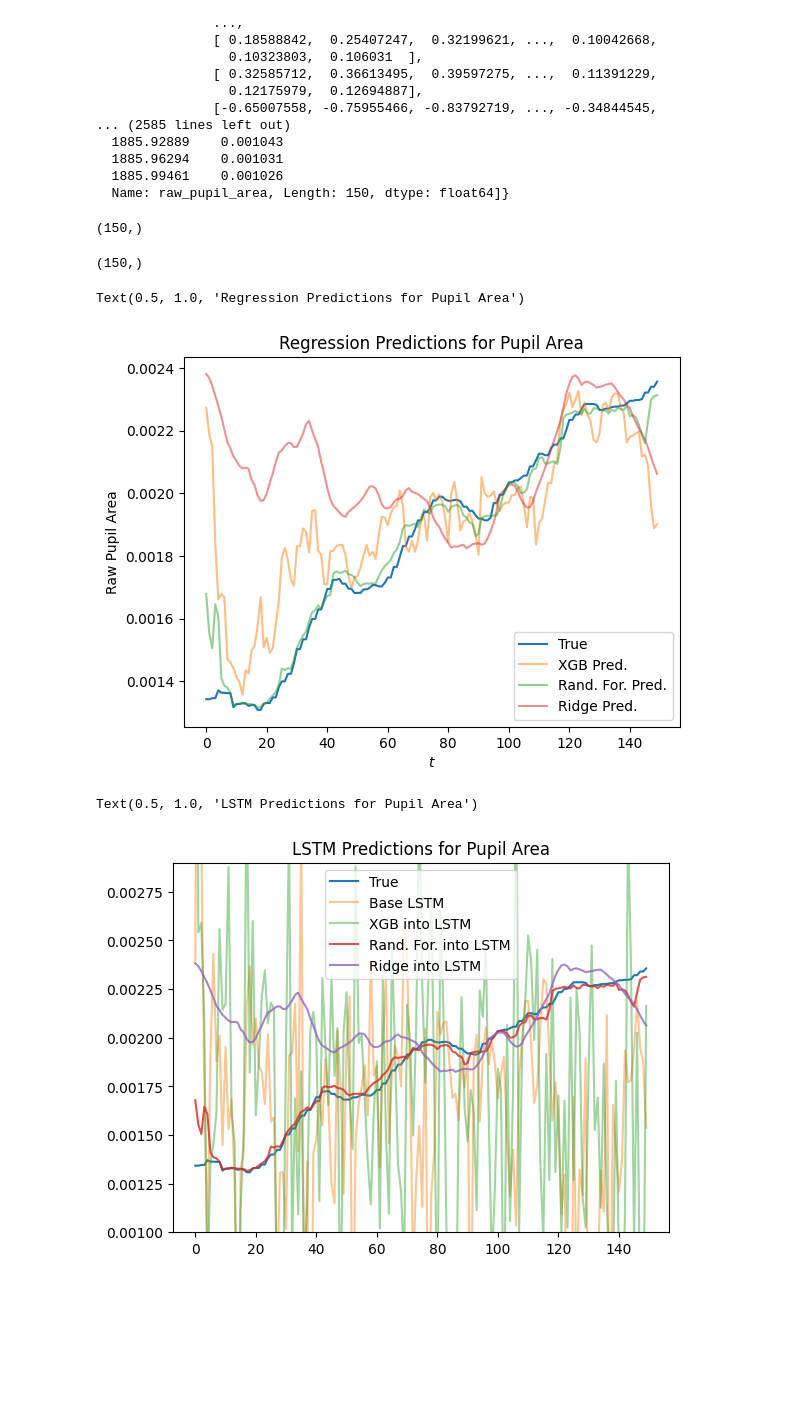
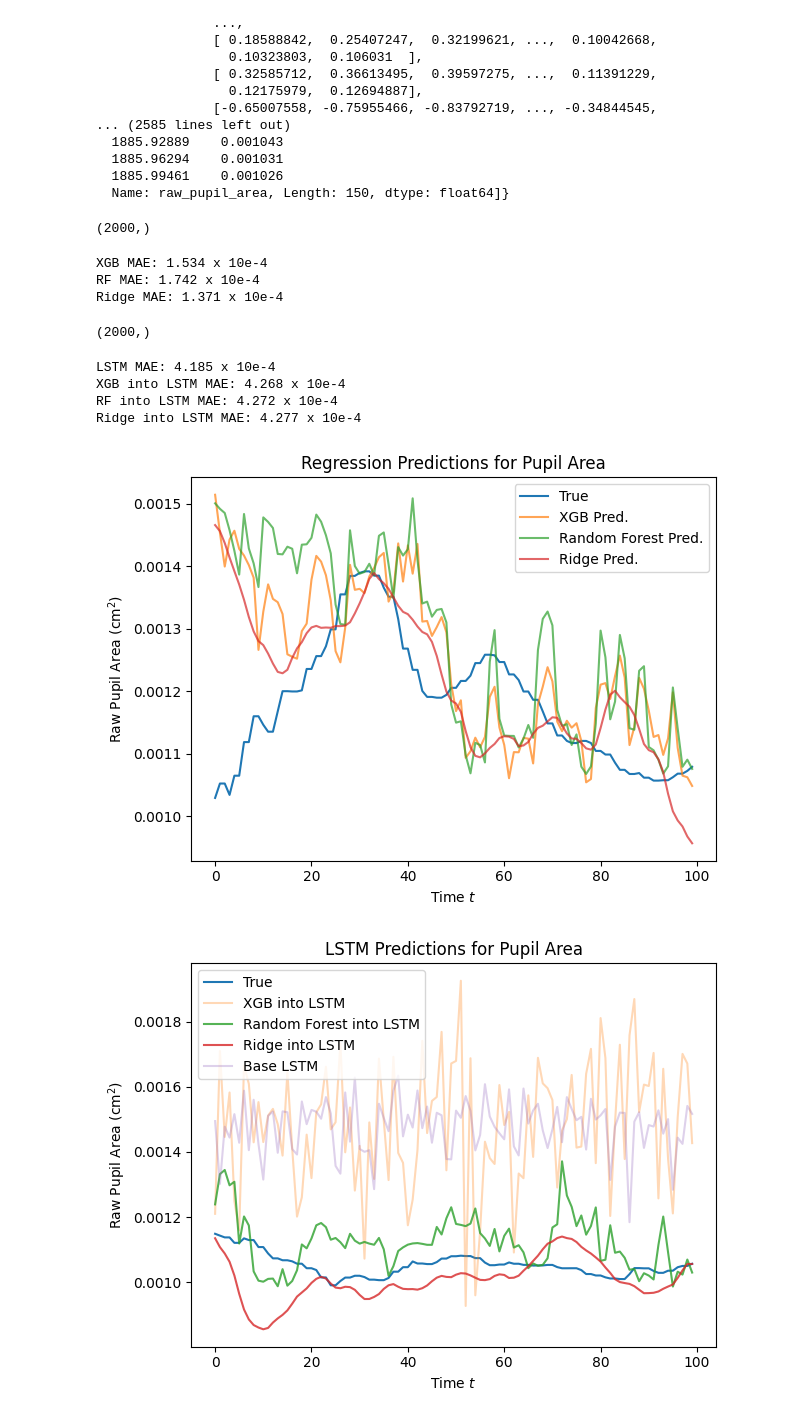
Before and after one commit to mwalden00/mlp-aardvark, a Jupyter notebook: scripts/plot_and_analysis.ipynb, the cells around one changed output. Drawn from its saved outputs; the diff is of its cells as text; code cells hidden in the pictures; blank space fills up the shorter version.

```diff
--- a/scripts/plot_and_analysis.ipynb
+++ b/scripts/plot_and_analysis.ipynb
@@ -95,6 +78,11 @@ lstm = get_model("../models/nn_models/lstm.pkl")
 lstm_rf = get_model("../models/nn_models/rf_lstm.pkl")
 lstm_xgb = get_model("../models/nn_models/xgb_lstm.pkl")
 lstm_ridge = get_model("../models/nn_models/ridge_lstm.pkl")
+# %%
+n=80
+
+y = np.concatenate(np.stack(traj_pupil_data["pupil area"])[n:,:100])
+X = np.concatenate(np.stack(traj_pupil_data["trajectories"])[n:,:,:100],axis=1).T
 # %%
 xgb_pred = xgb.predict(X)
 ridge_pred = ridge.predict(X)
@@ -102,42 +90,65 @@ rf_pred = rf.predict(X)
 
 xgb_pred.shape
 # %% [output]
-(150,)
+(2000,)
+# %%
+pprint_mae('XGB',xgb_pred)
+pprint_mae('RF', rf_pred)
+pprint_mae('Ridge', ridge_pred)
+# %% [output]
+XGB MAE: 1.534 x 10e-4
+RF MAE: 1.742 x 10e-4
+Ridge MAE: 1.371 x 10e-4
 # %%
 import torch
 
-lstm_pred = lstm(torch.Tensor(X)).reshape(150).detach().numpy()
-lstm_xgb_pred = lstm_xgb(torch.Tensor(xgb_pred).reshape(150,1)).reshape(150).detach().numpy()
-lstm_rf_pred = lstm_xgb(torch.Tensor(rf_pred).reshape(150,1)).reshape(150).detach().numpy()
-lstm_ridge_pred = lstm_xgb(torch.Tensor(ridge_pred).reshape(150,1)).reshape(150).detach().numpy()
+lstm_pred = lstm(torch.Tensor(X)).reshape(len(y)).detach().numpy()
+lstm_xgb_pred = lstm_xgb(torch.Tensor(xgb_pred).reshape(len(y),1)).reshape(len(y)).detach().numpy()
+lstm_rf_pred = lstm_xgb(torch.Tensor(rf_pred).reshape(len(y),1)).reshape(len(y)).detach().numpy()
+lstm_ridge_pred = lstm_xgb(torch.Tensor(ridge_pred).reshape(len(y),1)).reshape(len(y)).detach().numpy()
 
 lstm_xgb_pred.shape
 # %% [output]
-(150,)
+(2000,)
+# %%
+pprint_mae('LSTM',lstm_pred)
+pprint_mae('XGB into LSTM',lstm_xgb_pred)
+pprint_mae('RF into LSTM', lstm_rf_pred)
+pprint_mae('Ridge into LSTM', lstm_ridge_pred)
+# %% [output]
+LSTM MAE: 4.185 x 10e-4
+XGB into LSTM MAE: 4.268 x 10e-4
+RF into LSTM MAE: 4.272 x 10e-4
+Ridge into LSTM MAE: 4.277 x 10e-4
 # %%
-plt.plot(y,label='True')
-plt.plot(xgb_pred,alpha=0.5,label='XGB Pred.')
-plt.plot(rf_pred,alpha=0.5,label='Rand. For. Pred.')
-plt.plot(ridge_pred,alpha=0.5,label='Ridge Pred.')
+plt.plot(y[-100:],label='True')
+plt.plot(xgb_pred[-100:],alpha=0.7,label='XGB Pred.')
+plt.plot(rf_pred[-100:],alpha=0.7,label='Random Forest Pred.')
+plt.plot(ridge_pred[-100:],alpha=0.7,label='Ridge Pred.')
 plt.legend()
-plt.ylabel('Raw Pupil Area')
-plt.xlabel('$t$')
+plt.ylabel('Raw Pupil Area (cm$^2$)')
+plt.xlabel('Time $t$')
 plt.title('Regression Predictions for Pupil Area')
+plt.tight_layout()
+plt.savefig('reg_pred.png')
 # %% [output]
-Text(0.5, 1.0, 'Regression Predictions for Pupil Area')
-[figure, old version]
+[figure, new version]
 # %%
-plt.plot(y,label='True')
-plt.plot(lstm_pred,alpha=0.45,label='Base LSTM')
-plt.plot(lstm_xgb_pred,alpha=0.45,label='XGB into LSTM')
-plt.plot(rf_pred,alpha=0.8,label='Rand. For. into LSTM')
-plt.plot(ridge_pred,alpha=.8,label='Ridge into LSTM')
-plt.ylim([0.001,0.0029])
+n = 19
+
+plt.plot(y[-100*n:-100*(n-1)],label='True')
+plt.plot(lstm_xgb_pred[-100*n:-100*(n-1)],alpha=0.3,label='XGB into LSTM')
+plt.plot(rf_pred[-100*n:-100*(n-1)],alpha=0.8,label='Random Forest into LSTM')
+plt.plot(ridge_pred[-100*n:-100*(n-1)],alpha=.8,label='Ridge into LSTM')
+plt.plot(lstm_pred[-100*n:-100*(n-1)],alpha=0.3,label='Base LSTM')
 plt.legend()
+plt.ylabel('Raw Pupil Area (cm$^2$)')
+plt.xlabel('Time $t$')
 plt.title('LSTM Predictions for Pupil Area')
+plt.tight_layout()
+plt.savefig('LSTM_pred.png')
 # %% [output]
-Text(0.5, 1.0, 'LSTM Predictions for Pupil Area')
-[figure, old version]
+[figure, new version]
 # %%
 stacked_pred = np.stack(
     (
```
Also changed, not shown: parts of 10 cells of this notebook, 18 other files.
